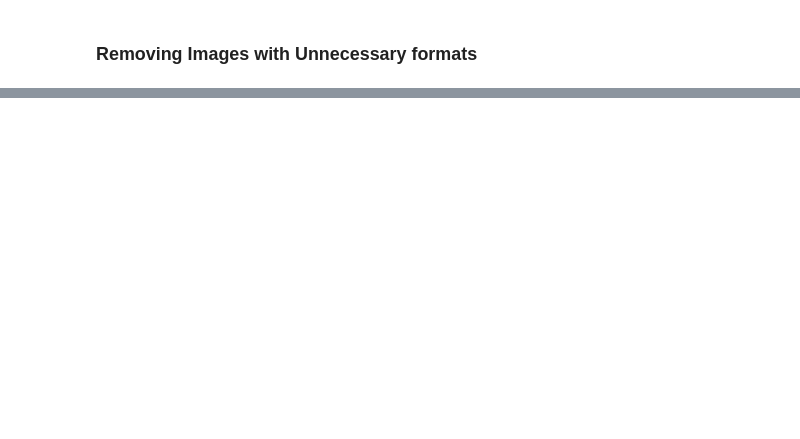
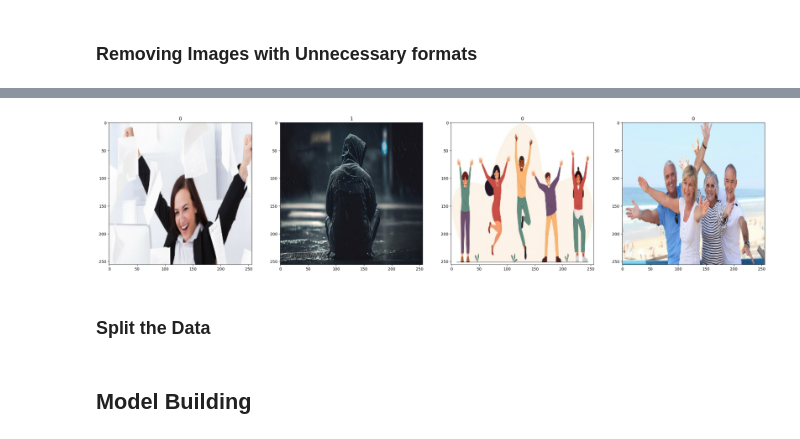
Before and after one commit to sineshawl/Simple-Image-Classifier-Using-Deep-Learning, a Jupyter notebook: image-classifier.ipynb, the cells around one changed output, grey strips where cells are left out. Saved outputs shown, nothing was run; the diff lists cells and outputs as text; code cells hidden in the pictures; blank space fills up the shorter version.

Commit message:
model building

```diff
--- a/image-classifier.ipynb
+++ b/image-classifier.ipynb
@@ -59,0 +66,6 @@ data_path
+# %%
+my_data2 = my_data1.map(lambda x, y:(x/255, y))
+# %%
+numpy_iterator2 = my_data2.as_numpy_iterator()
+# %%
+batch2 = numpy_iterator2.next()
@@ -59,0 +80,11 @@ data_path
+# %%
+fig, ax=plt.subplots(ncols=4, figsize=(30,30))
+
+for index, img in enumerate(batch2[0][:4]):
+    ax[index].imshow(img)
+    ax[index].title.set_text(batch2[1][index])
+# In this case 0 represent happy  and 1 represents sad
+# %% [output]
+[figure, added]
+# %% [markdown]
+### Split the Data
@@ -59,0 +101,2 @@ data_path
+# %% [markdown]
+## Model Building
```
Also changed, not shown: parts of 25 cells of this notebook.
